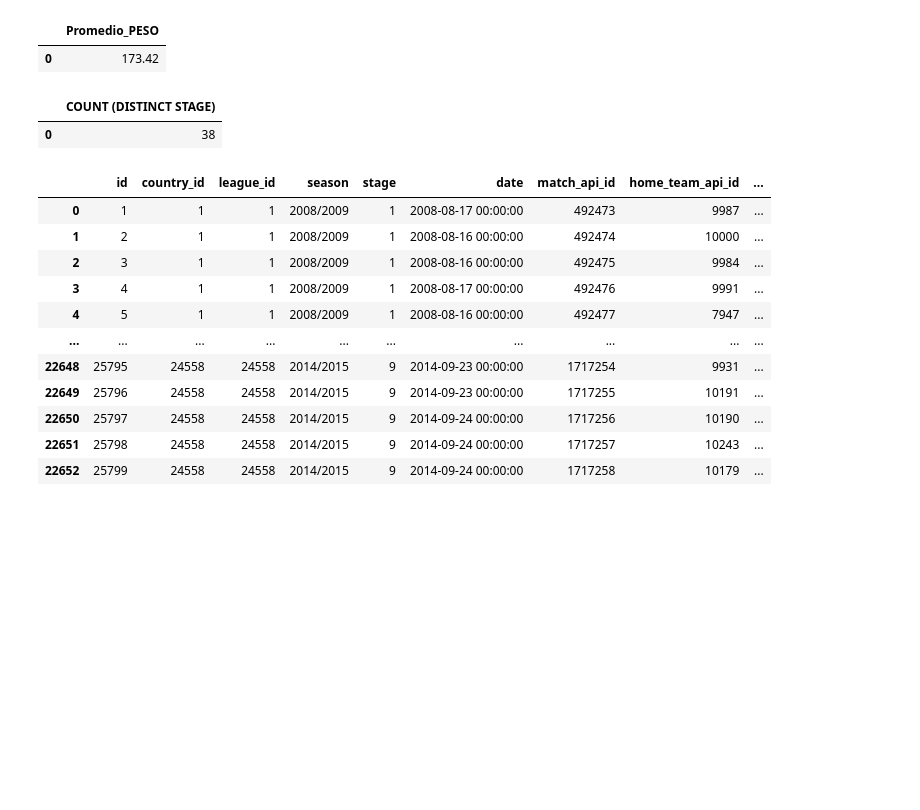
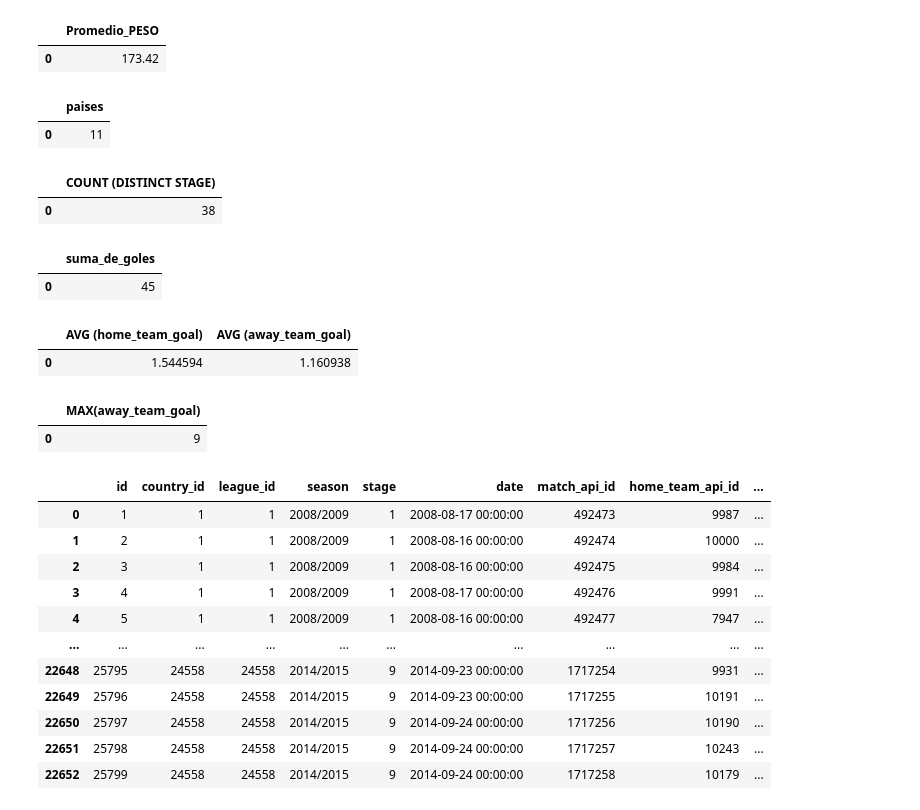
Before and after one commit to ludeon852/Talentotech, a Jupyter notebook: Taller_Sql.ipynb, the cells around one changed output. Drawn from its saved outputs; the diff is of its cells as text; code cells hidden in the pictures; blank space fills up the shorter version.

```diff
--- a/Taller_Sql.ipynb
+++ b/Taller_Sql.ipynb
@@ -263,4 +266,13 @@ Total
 # %% [output]
 |  | Promedio_PESO |
 | 0 | 173.42 |
+# %%
+ #4.1.1Cuantos paises diferentes estan almacenados en la tabla country?
+query = """SELECT COUNT (DISTINCT(name))AS paises
+FROM Country"""
+dif_country = pd.read_sql(query,conn)
+dif_country
+# %% [output]
+|  | paises |
+| 0 | 11 |
 # %%
@@ -272,6 +284,34 @@ stages
 # %% [output]
 |  | COUNT (DISTINCT STAGE) |
 | 0 | 38 |
+# %%
+#4.1.3 Práctica: Traer la suma de goles hechos por los equipos visitantes de la tabla Match
+query = """SELECT SUM (DISTINCT (away_team_goal)) AS suma_de_goles FROM Match """
+suma_goles = pd.read_sql(query,conn)
+suma_goles
+# %% [output]
+|  | suma_de_goles |
+| 0 | 45 |
+# %%
+#4.1.4 Práctica: Traer el promedio de goles hechos por los equipos locales y
+#el promedio de goles hechos por los visitantes de la tabla Match
+query = """SELECT AVG (home_team_goal),AVG (away_team_goal)
+FROM Match"""
+#INNER JOIN (away_team_goal)
+#ON Match.home_team_goal=Match.away_team_goal;
+prom = pd.read_sql(query,conn)
+prom
+# %% [output]
+|  | AVG (home_team_goal) | AVG (away_team_goal) |
+| 0 | 1.544594 | 1.160938 |
+# %%
+#4.1.5 Práctica: Traer la máxima cantidad de goles que un equipo visitante anotó en los juegos de la tabla Match
+query = """SELECT MAX(away_team_goal) FROM Match"""
+Max_goles = pd.read_sql(query,conn)
+Max_goles
+# %% [output]
+|  | MAX(away_team_goal) |
+| 0 | 9 |
 # %%
 #Traer el numero de etapas jugadas de la tabla match del año 2015/2016
 query = """SELECT * FROM Match WHERE NOT SEASON = '2015/2016'; """# TRAE SOLO LAS TEMPORADAS 2015/2016
```
Also changed, not shown: parts of 13 cells of this notebook.
